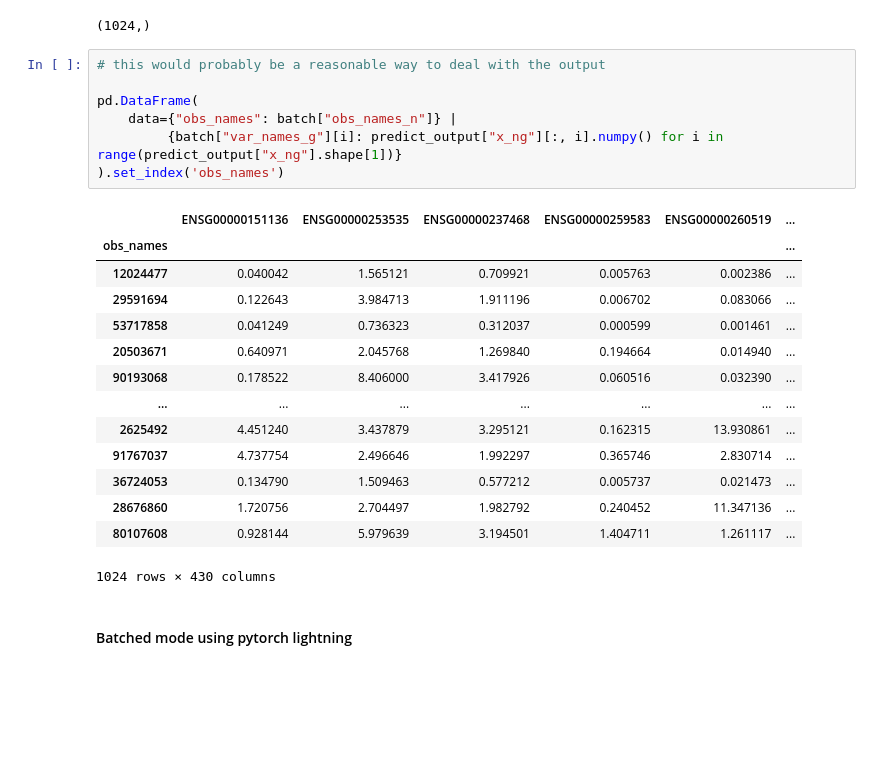
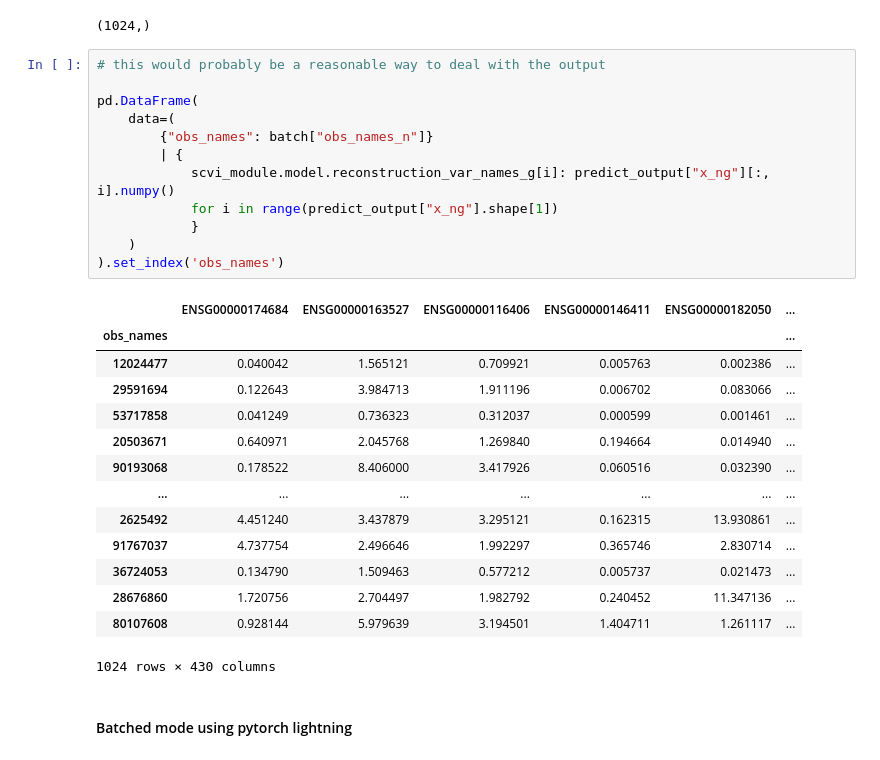
Before and after one commit to cellarium-ai/cellarium-ml, a Jupyter notebook: notebooks/scvi_demo_get_debatched_data.ipynb, the cells around one changed output. Drawn from its saved outputs; the diff is of its cells as text; blank space fills up the shorter version.

```diff
--- a/notebooks/scvi_demo_get_debatched_data.ipynb
+++ b/notebooks/scvi_demo_get_debatched_data.ipynb
@@ -478,12 +478,17 @@ batch["obs_names_n"].shape
 # %%
 # this would probably be a reasonable way to deal with the output
 
 pd.DataFrame(
-    data={"obs_names": batch["obs_names_n"]} |
-         {batch["var_names_g"][i]: predict_output["x_ng"][:, i].numpy() for i in range(predict_output["x_ng"].shape[1])}
+    data=(
+        {"obs_names": batch["obs_names_n"]}
+        | {
+            scvi_module.model.reconstruction_var_names_g[i]: predict_output["x_ng"][:, i].numpy()
+            for i in range(predict_output["x_ng"].shape[1])
+            }
+    )
 ).set_index('obs_names')
 # %% [output]
-|  | ENSG00000151136 | ENSG00000253535 | ENSG00000237468 | ENSG00000259583 | ENSG00000260519 | ... |
+|  | ENSG00000174684 | ENSG00000163527 | ENSG00000116406 | ENSG00000146411 | ENSG00000182050 | ... |
 | obs_names |  |  |  |  |  | ... |
 | 12024477 | 0.040042 | 1.565121 | 0.709921 | 0.005763 | 0.002386 | ... |
 | 29591694 | 0.122643 | 3.984713 | 1.911196 | 0.006702 | 0.083066 | ... |
```
Also changed, not shown: parts of 1 cell of this notebook.
